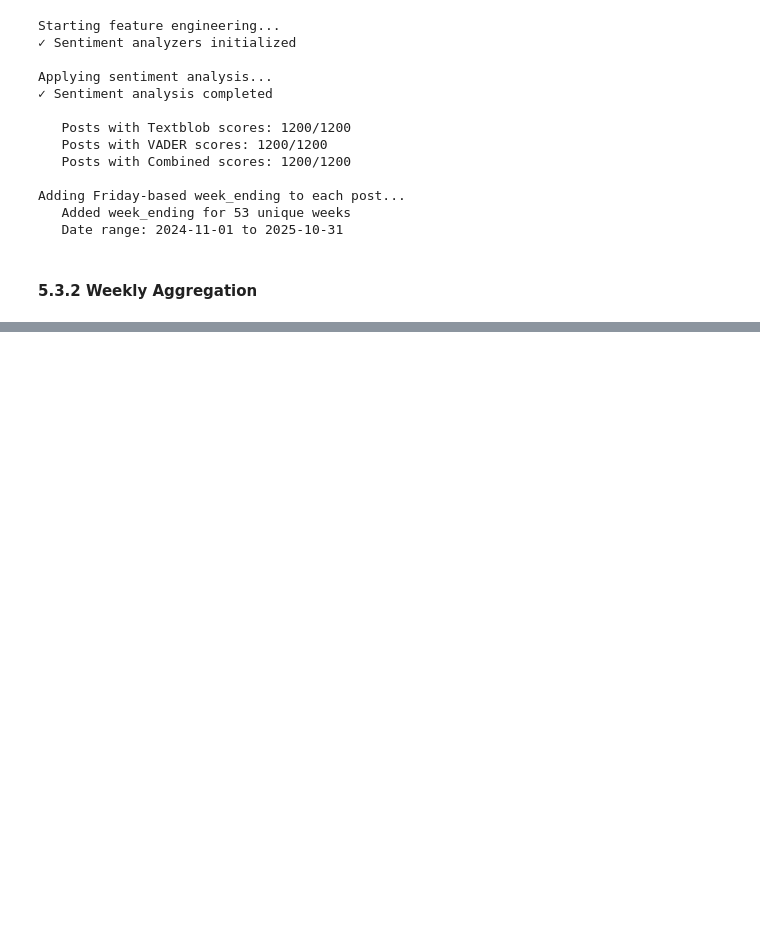
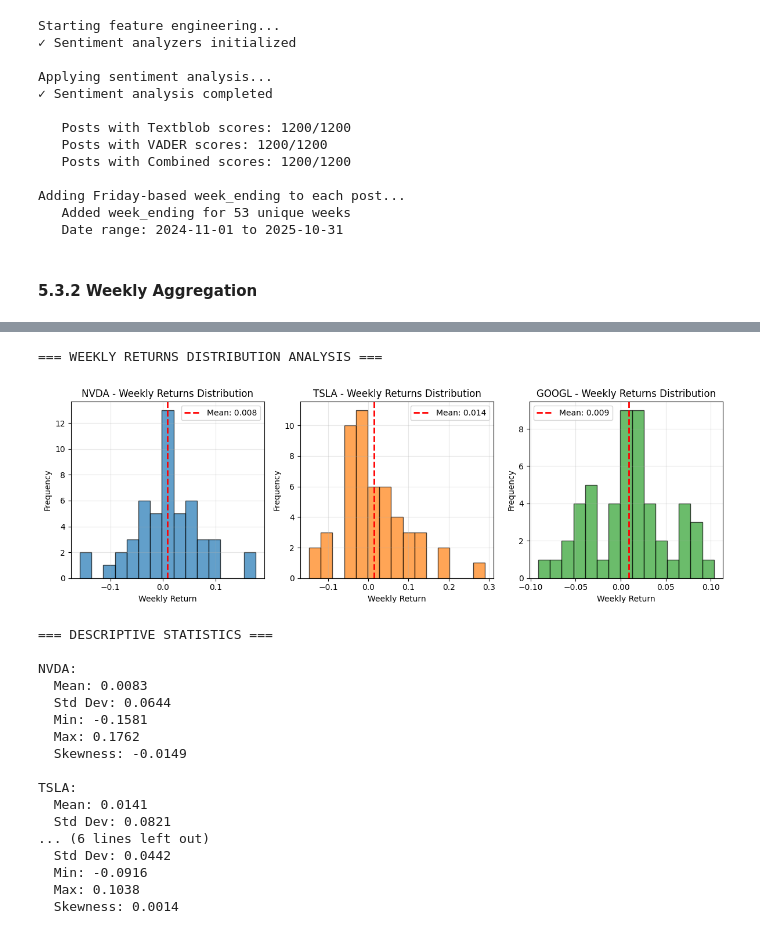
Before and after one commit to Raumfahrer007/stock_news_analyzer, a Jupyter notebook: notebooks/stock_news_analyzer_project.ipynb, the cells around one changed output, grey strips where cells are left out. Saved outputs shown, nothing was run; the diff lists cells and outputs as text; code cells hidden in the pictures; blank space fills up the shorter version.

```diff
--- a/notebooks/stock_news_analyzer_project.ipynb
+++ b/notebooks/stock_news_analyzer_project.ipynb
@@ -1237,0 +1255,19 @@ Posts per week: 1 to 31
+# %%
+# Prepare the returns data for merging (keep only essential columns)
+returns_for_merge = stock_returns_weekly[['ticker', 'week_ending', 'weekly_return']].copy()
+returns_for_merge = returns_for_merge.rename(columns={'ticker': 'stock'})
+
+print(f"Returns data for merging: {len(returns_for_merge)} observations")
+print(f"Sentiment data for merging: {len(reddit_sentiment_weekly)} observations")
+
+# Merge the datasets
+merged_data = reddit_sentiment_weekly.merge(
+    returns_for_merge,
+    on=['stock', 'week_ending'],
+    how='inner'  # Should be perfect match due to previous alignment
+)
+
+print(f"✓ Merged dataset created: {len(merged_data)} observations")
+print(f"  Stocks: {merged_data['stock'].unique().tolist()}")
+print(f"  Weeks: {merged_data['week_ending'].nunique()}")
+print(f"  Date range: {merged_data['week_ending'].min()} to {merged_data['week_ending'].max()}")
@@ -1237,0 +1337,57 @@ Posts per week: 1 to 31
+# %%
+# 6.1 Distribution of Target Variable: Weekly Returns
+print("=== WEEKLY RETURNS DISTRIBUTION ANALYSIS ===")
+
+# Create subplots for histograms and boxplots
+fig, axes = plt.subplots(1, 3, figsize=(12, 4))
+
+stocks = ['NVDA', 'TSLA', 'GOOGL']
+colors = ['#1f77b4', '#ff7f0e', '#2ca02c']
+
+for i, stock in enumerate(stocks):
+    stock_data = merged_data[merged_data['stock'] == stock]
+    returns = stock_data['weekly_return']
+
+    # Histogram (top row)
+    axes[i].hist(returns, bins=15, color=colors[i], alpha=0.7, edgecolor='black')
+    axes[i].axvline(returns.mean(), color='red', linestyle='--', linewidth=2, label=f'Mean: {returns.mean():.3f}')
+    axes[i].set_title(f'{stock} - Weekly Returns Distribution')
+    axes[i].set_xlabel('Weekly Return')
+    axes[i].set_ylabel('Frequency')
+    axes[i].legend()
+    axes[i].grid(True, alpha=0.3)
+
+plt.tight_layout()
+plt.show()
+
+print("\n=== DESCRIPTIVE STATISTICS ===")
+for stock in stocks:
+    stock_data = merged_data[merged_data['stock'] == stock]
+    returns = stock_data['weekly_return']
+
+    print(f"\n{stock}:")
+    print(f"  Mean: {returns.mean():.4f}")
+    print(f"  Std Dev: {returns.std():.4f}")
+    print(f"  Min: {returns.min():.4f}")
+    print(f"  Max: {returns.max():.4f}")
+    print(f"  Skewness: {skew(returns):.4f}")  # Add this line
+# %% [output]
+=== WEEKLY RETURNS DISTRIBUTION ANALYSIS ===
+[figure, added]
+=== DESCRIPTIVE STATISTICS ===
+
+NVDA:
+  Mean: 0.0083
+  Std Dev: 0.0644
+  Min: -0.1581
+  Max: 0.1762
+  Skewness: -0.0149
+
+TSLA:
+  Mean: 0.0141
+  Std Dev: 0.0821
+... (6 lines left out)
+  Std Dev: 0.0442
+  Min: -0.0916
+  Max: 0.1038
+  Skewness: 0.0014
```
Also changed, not shown: parts of 49 cells of this notebook.
